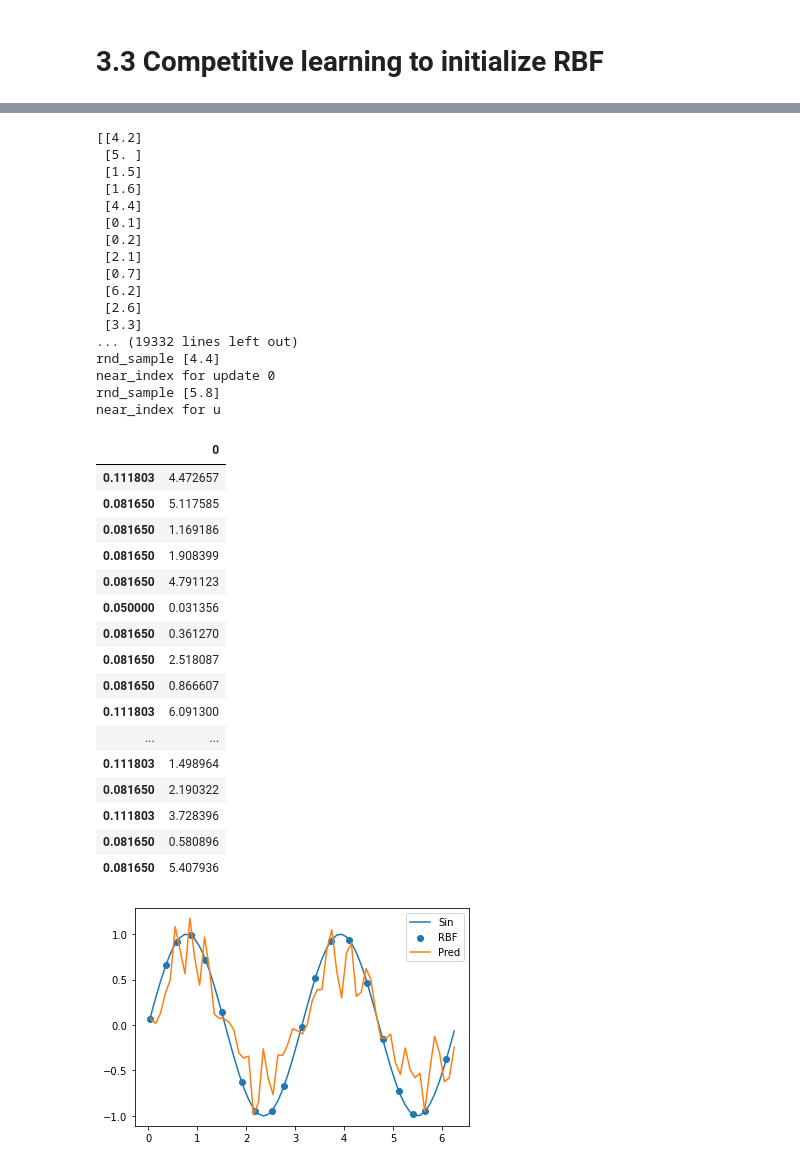
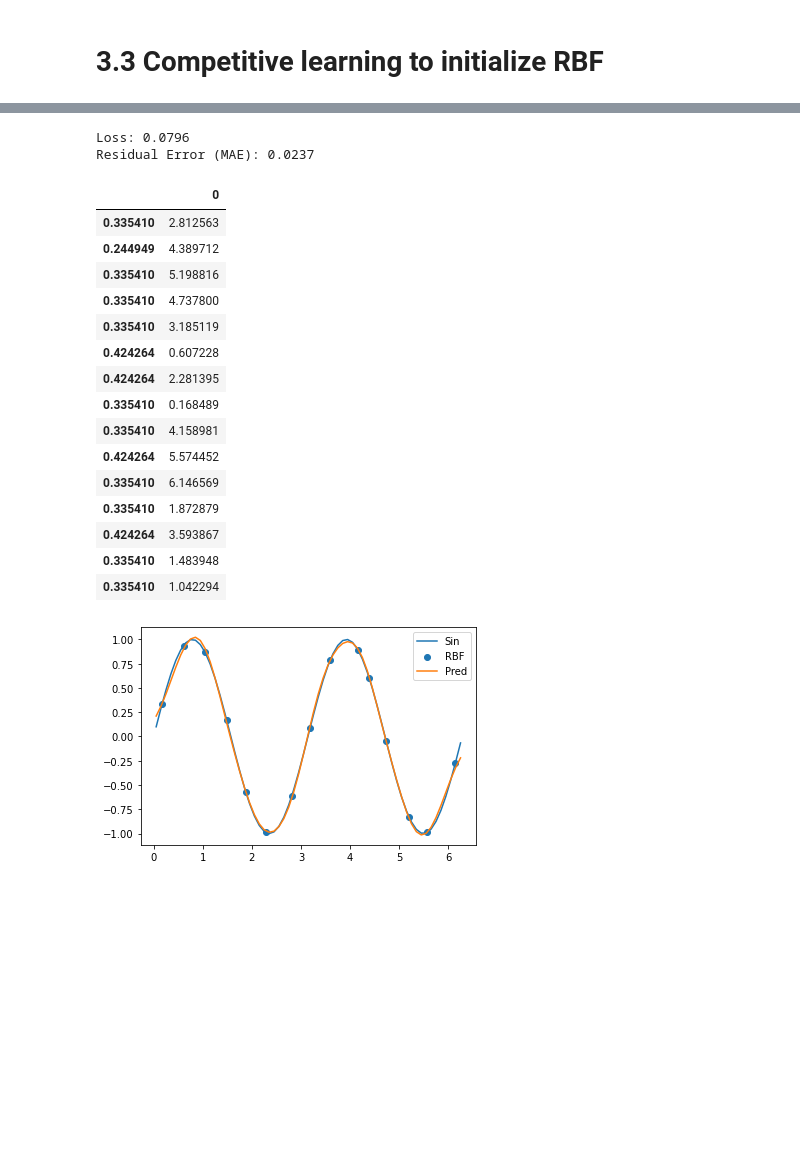
Before and after one commit to KevinArmbruster/ml_lab, a Jupyter notebook: Lab2/Task 3.ipynb, the cells around one changed output, grey strips where cells are left out. Saved outputs shown, nothing was run; the diff lists cells and outputs as text; code cells hidden in the pictures; blank space fills up the shorter version.

Commit message:
add CL kernel eval

```diff
--- a/Lab2/Task 3.ipynb
+++ b/Lab2/Task 3.ipynb
@@ -283,7 +283,7 @@ class RBFNet:
             mean = np.mean(stds[stds != 0])
             stds[stds == 0] = mean
 
-        self.kernel_stds = stds
+        self.kernel_stds = stds * 3
 # %%
 
 X_train, y_train_sin, y_train_square = get_train_data()
@@ -464,50 +510,34 @@ Residual Error (MAE): 0.1358
 # %%
 
 X_train, y_train_sin, y_train_square = get_train_data()
 X_test, y_test_sin, y_test_square = get_test_data()
 
-rbf_vq = RBFNet(k=20, delta_epochs=100, cl_epochs=200)
+rbf_vq = RBFNet(k=15, delta_epochs=500, cl_epochs=500)
 y_pred_train_sin = rbf_vq.fit_and_predict(X_train, y_train_sin, rule="delta", cl="hard")
 
 sin_test_loss = rbf_vq.evaluate_residual_error(X_test, y_test_sin)
 y_pred_test_sin = rbf_vq.predict(X_test)
 
 display(pd.DataFrame(rbf_vq.kernel_centers, rbf_vq.kernel_stds))
 
 plot_rbf_with_data(rbf_vq, X_test, y_test_sin)
 # %% [output]
-[[4.2]
- [5. ]
- [1.5]
- [1.6]
- [4.4]
- [0.1]
- [0.2]
- [2.1]
- [0.7]
- [6.2]
- [2.6]
- [3.3]
-... (19332 lines left out)
-rnd_sample [4.4]
-near_index for update 0
-rnd_sample [5.8]
-near_index for u
+Loss: 0.0796
+Residual Error (MAE): 0.0237
 |  | 0 |
-| 0.111803 | 4.472657 |
-| 0.081650 | 5.117585 |
-| 0.081650 | 1.169186 |
-| 0.081650 | 1.908399 |
-| 0.081650 | 4.791123 |
-| 0.050000 | 0.031356 |
-| 0.081650 | 0.361270 |
-| 0.081650 | 2.518087 |
-| 0.081650 | 0.866607 |
-| 0.111803 | 6.091300 |
-| ... | ... |
-| 0.111803 | 1.498964 |
-| 0.081650 | 2.190322 |
-| 0.111803 | 3.728396 |
-| 0.081650 | 0.580896 |
-| 0.081650 | 5.407936 |
+| 0.335410 | 2.812563 |
+| 0.244949 | 4.389712 |
+| 0.335410 | 5.198816 |
+| 0.335410 | 4.737800 |
+| 0.335410 | 3.185119 |
+| 0.424264 | 0.607228 |
+| 0.424264 | 2.281395 |
+| 0.335410 | 0.168489 |
+| 0.335410 | 4.158981 |
+| 0.424264 | 5.574452 |
+| 0.335410 | 6.146569 |
+| 0.335410 | 1.872879 |
+| 0.424264 | 3.593867 |
+| 0.335410 | 1.483948 |
+| 0.335410 | 1.042294 |
-[figure, old version]
+[figure, new version]
```
Also changed, not shown: parts of 1 cell of this notebook.
